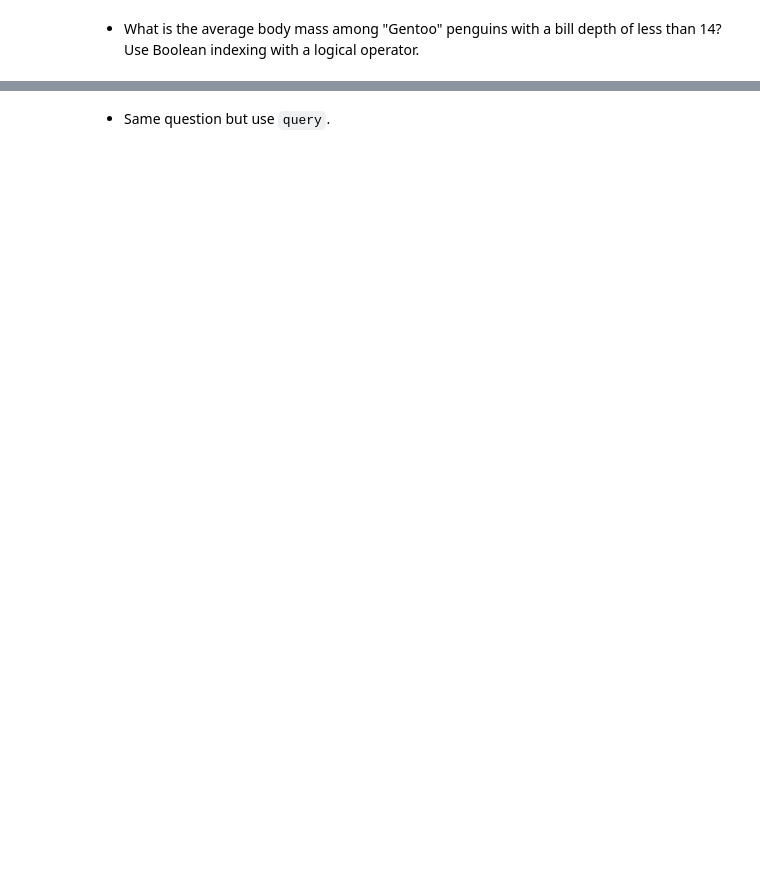
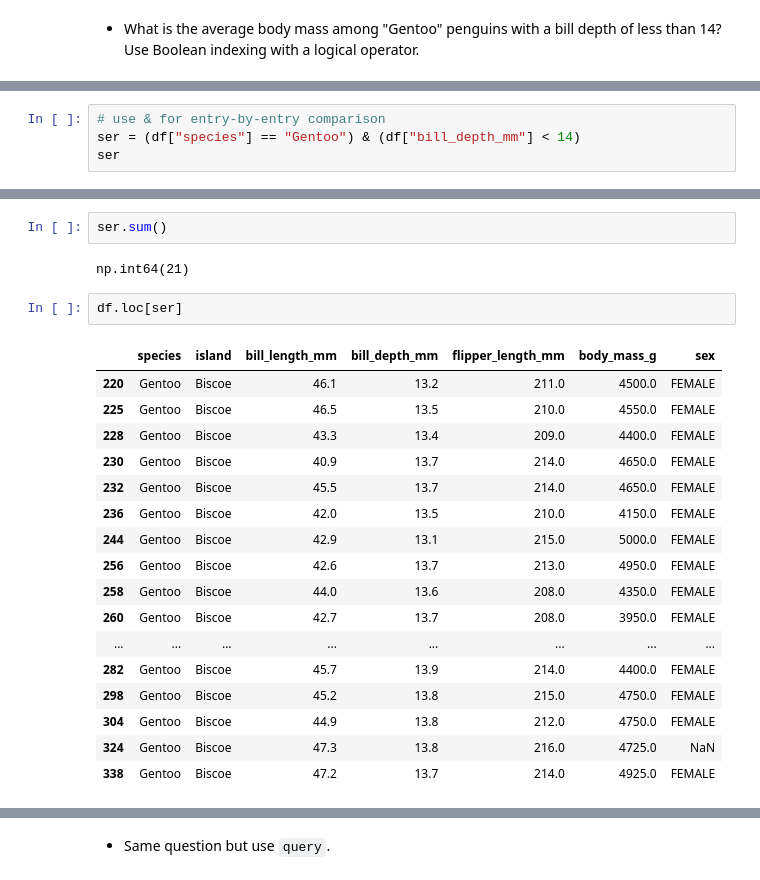
Before and after one commit to ChristopherDavisUCI/AISCI210-Unit0-GettingStarted, a Jupyter notebook: Week3-Tuesday.ipynb, the cells around one changed output, grey strips where cells are left out. Saved outputs shown, nothing was run; the diff lists cells and outputs as text; blank space fills up the shorter version.

```diff
--- a/Week3-Tuesday.ipynb
+++ b/Week3-Tuesday.ipynb
@@ -28,0 +345,4 @@ It was pointed out that the numeric values in the penguins dataset did not seem
+# %%
+# use & for entry-by-entry comparison
+ser = (df["species"] == "Gentoo") & (df["bill_depth_mm"] < 14)
+ser
@@ -28,0 +362,24 @@ It was pointed out that the numeric values in the penguins dataset did not seem
+# %%
+ser.sum()
+# %% [output]
+np.int64(21)
+# %%
+df.loc[ser]
+# %% [output]
+|  | species | island | bill_length_mm | bill_depth_mm | flipper_length_mm | body_mass_g | sex |
+| 220 | Gentoo | Biscoe | 46.1 | 13.2 | 211.0 | 4500.0 | FEMALE |
+| 225 | Gentoo | Biscoe | 46.5 | 13.5 | 210.0 | 4550.0 | FEMALE |
+| 228 | Gentoo | Biscoe | 43.3 | 13.4 | 209.0 | 4400.0 | FEMALE |
+| 230 | Gentoo | Biscoe | 40.9 | 13.7 | 214.0 | 4650.0 | FEMALE |
+| 232 | Gentoo | Biscoe | 45.5 | 13.7 | 214.0 | 4650.0 | FEMALE |
+| 236 | Gentoo | Biscoe | 42.0 | 13.5 | 210.0 | 4150.0 | FEMALE |
+| 244 | Gentoo | Biscoe | 42.9 | 13.1 | 215.0 | 5000.0 | FEMALE |
+| 256 | Gentoo | Biscoe | 42.6 | 13.7 | 213.0 | 4950.0 | FEMALE |
+| 258 | Gentoo | Biscoe | 44.0 | 13.6 | 208.0 | 4350.0 | FEMALE |
+| 260 | Gentoo | Biscoe | 42.7 | 13.7 | 208.0 | 3950.0 | FEMALE |
+| ... | ... | ... | ... | ... | ... | ... | ... |
+| 282 | Gentoo | Biscoe | 45.7 | 13.9 | 214.0 | 4400.0 | FEMALE |
+| 298 | Gentoo | Biscoe | 45.2 | 13.8 | 215.0 | 4750.0 | FEMALE |
+| 304 | Gentoo | Biscoe | 44.9 | 13.8 | 212.0 | 4750.0 | FEMALE |
+| 324 | Gentoo | Biscoe | 47.3 | 13.8 | 216.0 | 4725.0 | NaN |
+| 338 | Gentoo | Biscoe | 47.2 | 13.7 | 214.0 | 4925.0 | FEMALE |
```
Also changed, not shown: parts of 34 cells of this notebook.
